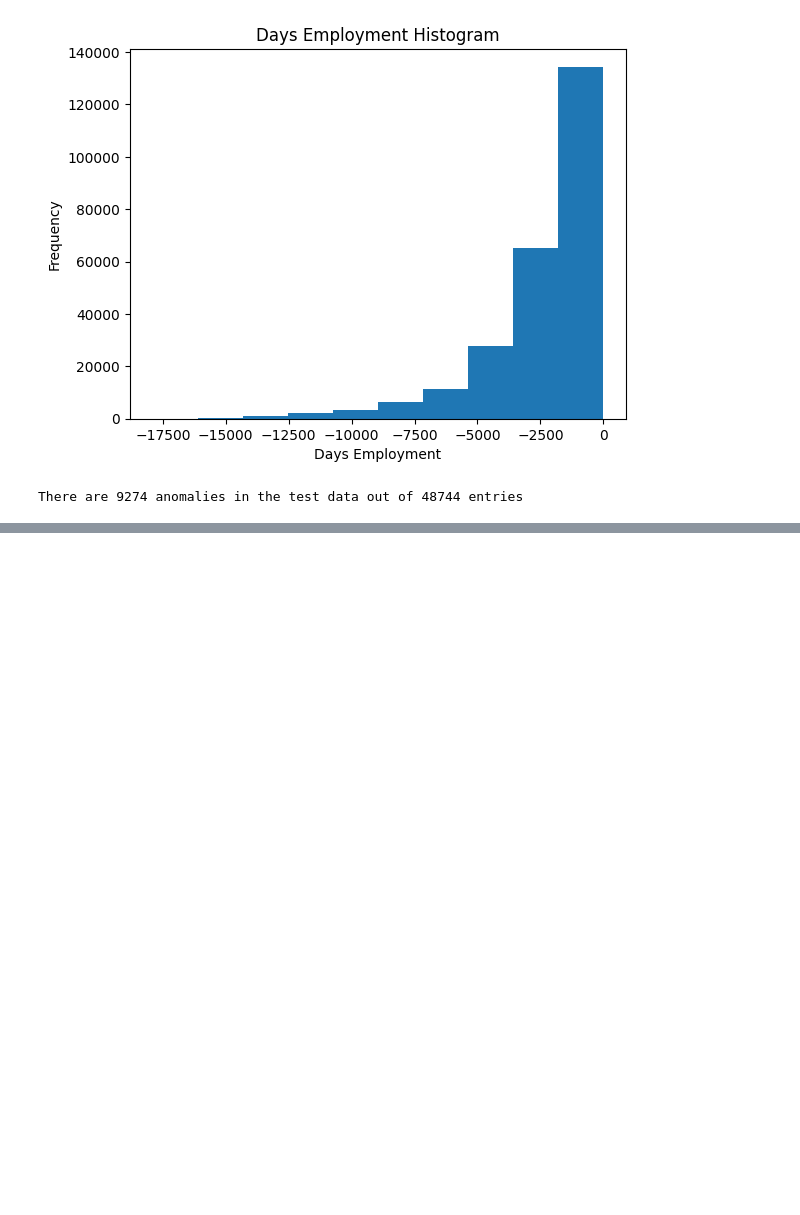
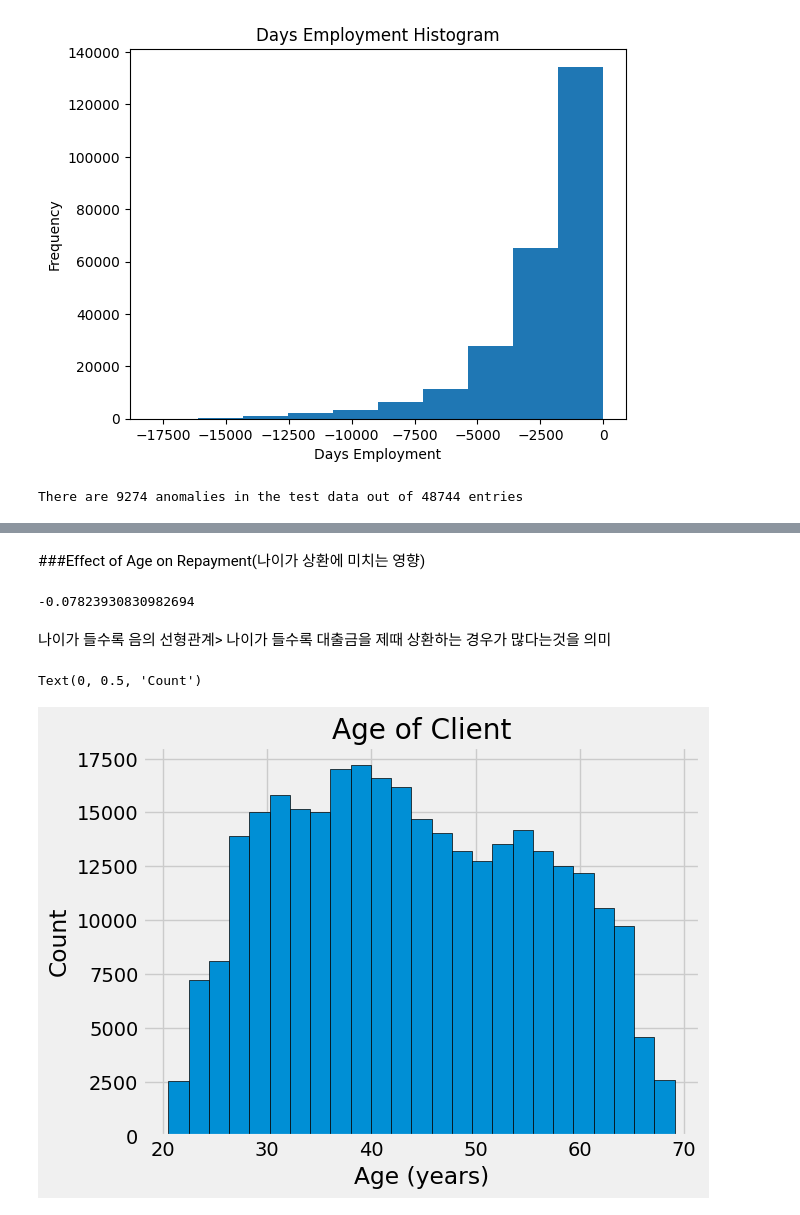
Before and after one commit to jhk990602/datapractice, a Jupyter notebook: HomeCreditDefaultRisk_1.ipynb, the cells around one changed output, grey strips where cells are left out. Saved outputs shown, nothing was run; the diff lists cells and outputs as text; code cells hidden in the pictures; blank space fills up the shorter version.

```diff
--- a/HomeCreditDefaultRisk_1.ipynb
+++ b/HomeCreditDefaultRisk_1.ipynb
@@ -259,0 +288,17 @@ There are 9274 anomalies in the test data out of 48744 entries
+# %% [markdown]
+###Effect of Age on Repayment(나이가 상환에 미치는 영향)
+# %%
+#Find the correlation of the positive days since birth and target
+app_train['DAYS_BIRTH'] = abs(app_train['DAYS_BIRTH']) #abs는 절대값
+app_train['DAYS_BIRTH'].corr(app_train['TARGET'])
+# %% [output]
+-0.07823930830982694
+# %% [markdown]
+나이가 들수록 음의 선형관계> 나이가 들수록 대출금을 제때 상환하는 경우가 많다는것을 의미
+# %%
+plt.style.use('fivethirtyeight')
+plt.hist(app_train['DAYS_BIRTH'] / 365, edgecolor = 'k', bins=25)
+plt.title('Age of Client'); plt.xlabel('Age (years)'); plt.ylabel('Count')
+# %% [output]
+Text(0, 0.5, 'Count')
+[figure, added]
```
Also changed, not shown: parts of 7 cells of this notebook.
